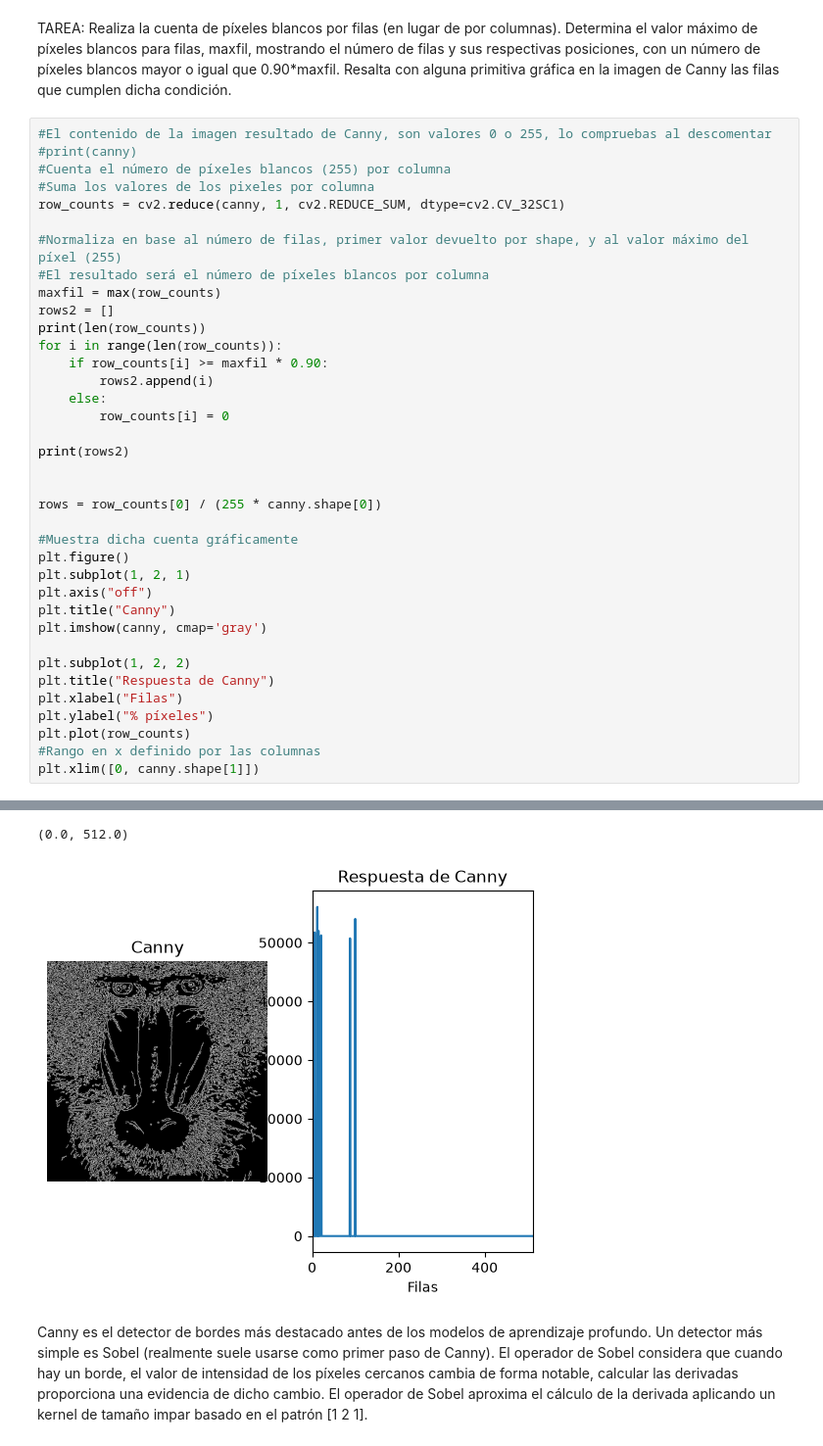
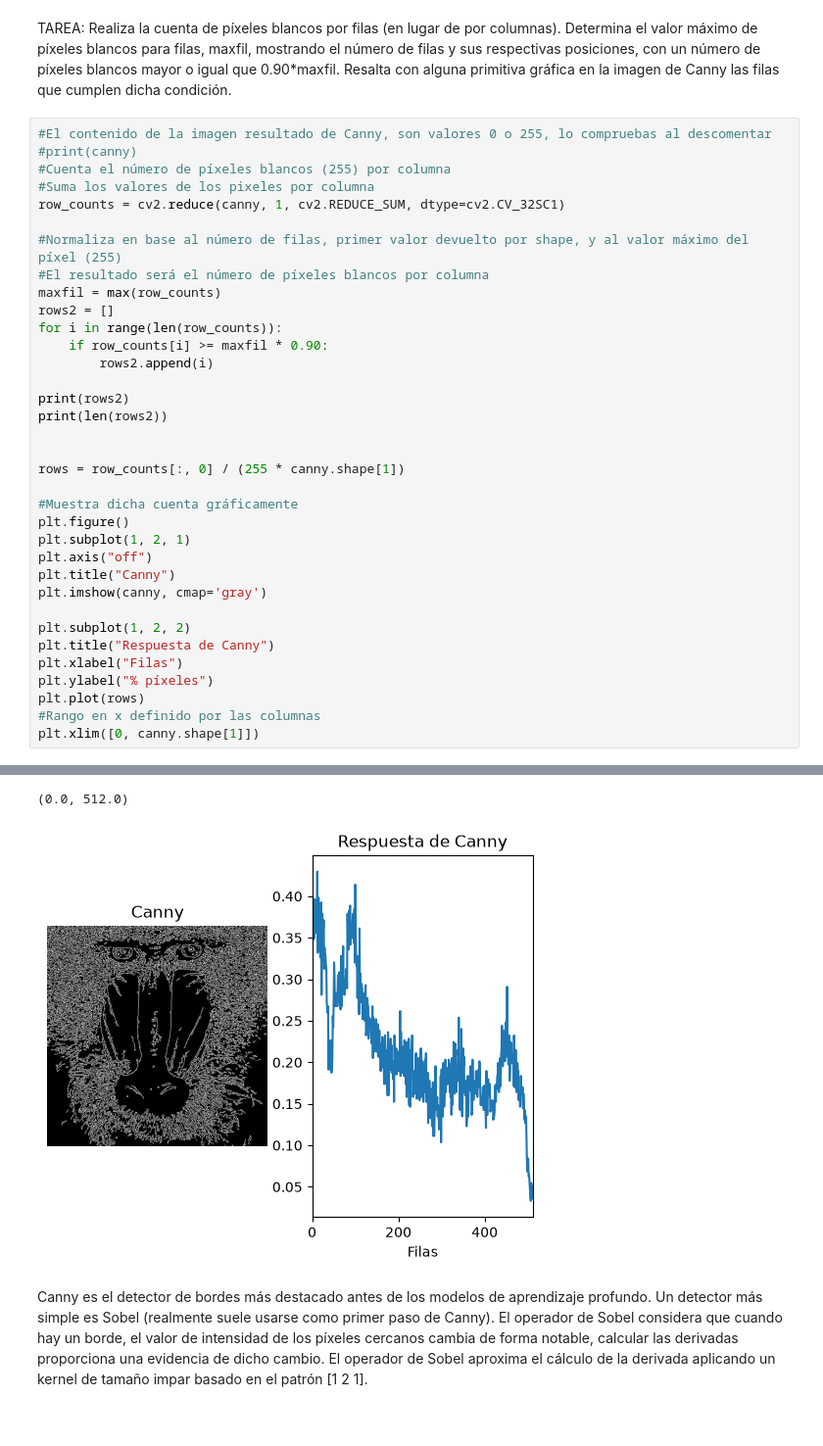
Before and after one commit to 002avid/VC_P2, a Jupyter notebook: VC_P2.ipynb, the cells around one changed output, grey strips where cells are left out. Shown at 98% size. Saved outputs shown, nothing was run; the diff lists cells and outputs as text.

```diff
--- a/VC_P2.ipynb
+++ b/VC_P2.ipynb
@@ -161,17 +161,15 @@ row_counts = cv2.reduce(canny, 1, cv2.REDUCE_SUM, dtype=cv2.CV_32SC1)
 #El resultado será el número de píxeles blancos por columna
 maxfil = max(row_counts)
 rows2 = []
-print(len(row_counts))
 for i in range(len(row_counts)):
     if row_counts[i] >= maxfil * 0.90:
         rows2.append(i)
-    else:
-        row_counts[i] = 0
 
 print(rows2)
+print(len(rows2))
 
 
-rows = row_counts[0] / (255 * canny.shape[0])
+rows = row_counts[:, 0] / (255 * canny.shape[1])
 
 #Muestra dicha cuenta gráficamente
 plt.figure()
@@ -184,7 +182,7 @@ plt.subplot(1, 2, 2)
 plt.title("Respuesta de Canny")
 plt.xlabel("Filas")
 plt.ylabel("% píxeles")
-plt.plot(row_counts)
+plt.plot(rows)
 #Rango en x definido por las columnas
 plt.xlim([0, canny.shape[1]])
 # %% [output]
@@ -193,5 +191,5 @@ plt.xlim([0, canny.shape[1]])
 (0.0, 512.0)
-[figure, old version]
+[figure, new version]
 # %% [markdown]
 Canny es el detector de bordes más destacado antes de los modelos de aprendizaje profundo. Un detector más simple es Sobel (realmente suele usarse como primer paso de Canny).
 El operador de Sobel considera que cuando hay un borde, el valor de intensidad de los píxeles cercanos cambia de forma notable, calcular las derivadas proporciona una evidencia de dicho cambio. El operador de Sobel aproxima el cálculo de la derivada aplicando un kernel de tamaño impar basado en el patrón [1 2 1].
```
Also changed, not shown: parts of 1 cell of this notebook.
